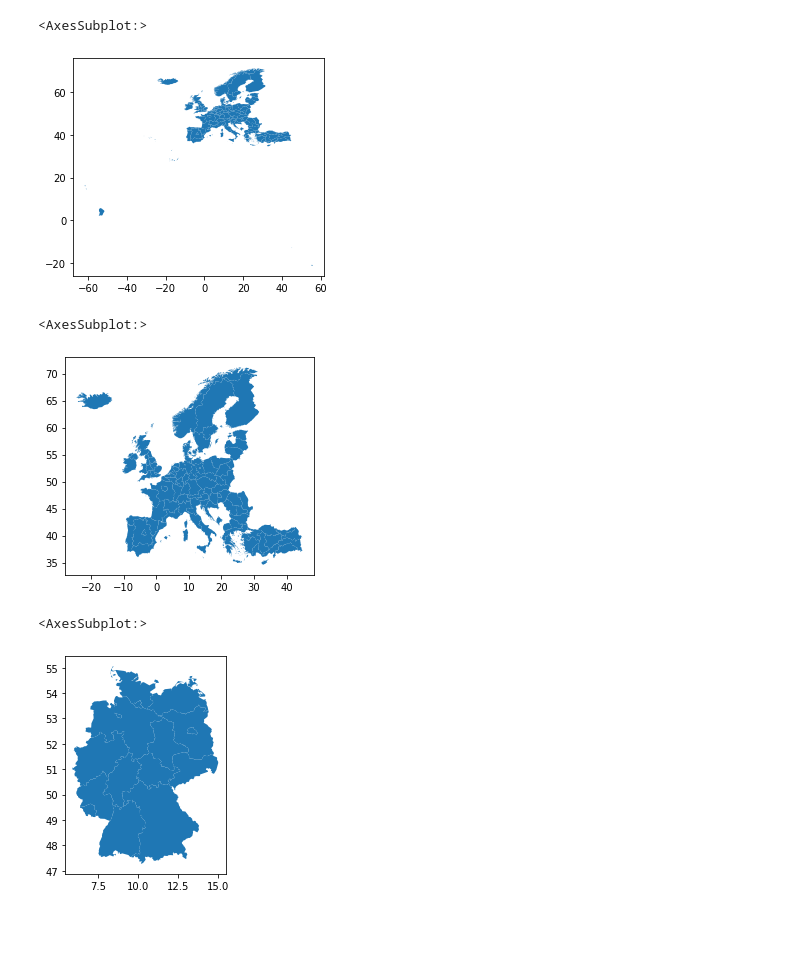
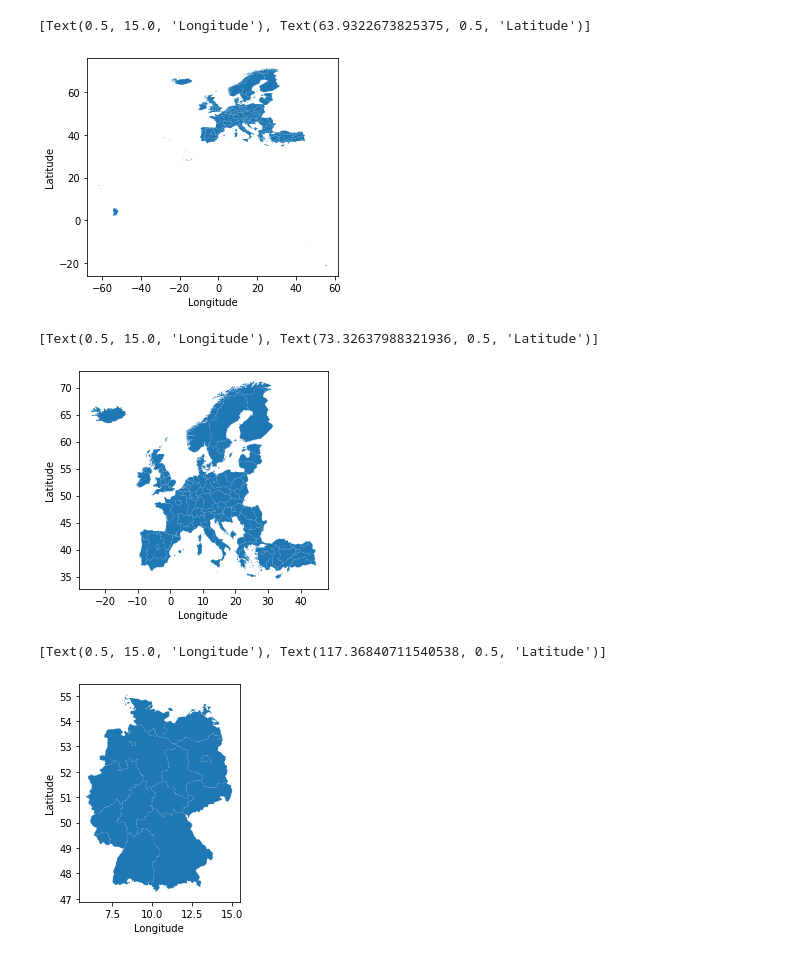
Before and after one commit to ElsevierSoftwareX/SOFTX-D-21-00134, a Jupyter notebook: docs/source/notebooks/Tutorial_3_Using_Map_Data.ipynb, the cells around one changed output. Cells and saved outputs as stored; diff of their text form; code cells hidden in the pictures; blank space fills up the shorter version.

```diff
--- a/docs/source/notebooks/Tutorial_3_Using_Map_Data.ipynb
+++ b/docs/source/notebooks/Tutorial_3_Using_Map_Data.ipynb
@@ -15,21 +17,21 @@ m_year = '2013'
 
 
 mb = ep.read_mb(Resolution=Resolution, spatialtype=spatialtype, NUTS_LVL=NUTS_LVL, m_year=m_year, projection=projection)
-mb.plot()
+mb.plot().set(xlabel='Longitude', ylabel='Latitude')
 # %% [output]
-<AxesSubplot:>
+[Text(0.5, 15.0, 'Longitude'), Text(63.9322673825375, 0.5, 'Latitude')]
-[figure, old version]
+[figure, new version]
 # %%
 mapdata1 = ep.f_mb(mb, ExclaveExclude=True)
-mapdata1.plot()
+mapdata1.plot().set(xlabel='Longitude', ylabel='Latitude')
 # %% [output]
-<AxesSubplot:>
+[Text(0.5, 15.0, 'Longitude'), Text(73.32637988321936, 0.5, 'Latitude')]
-[figure, old version]
+[figure, new version]
 # %%
 mapdata2 = ep.f_mb(mb, CNTR_CODE='DE')
-mapdata2.plot()
+mapdata2.plot().set(xlabel='Longitude', ylabel='Latitude')
 # %% [output]
-<AxesSubplot:>
+[Text(0.5, 15.0, 'Longitude'), Text(117.36840711540538, 0.5, 'Latitude')]
-[figure, old version]
+[figure, new version]
 # %%
 mapdata3 = ep.f_mb(mb, NUTS_ID=['DEA'], CNTR_CODE='DE')
```
Also changed, not shown: parts of 6 cells of this notebook, 18 other files.
